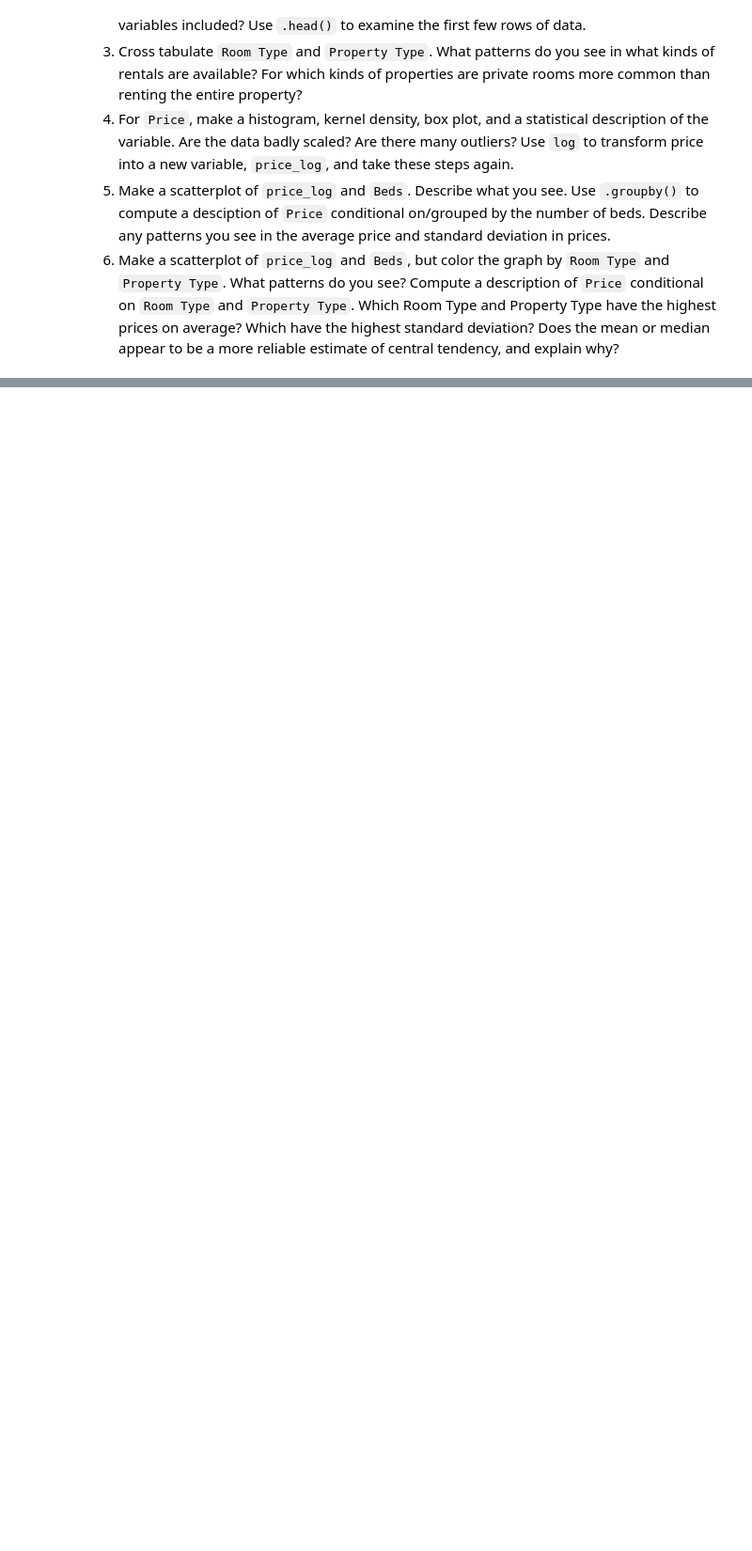
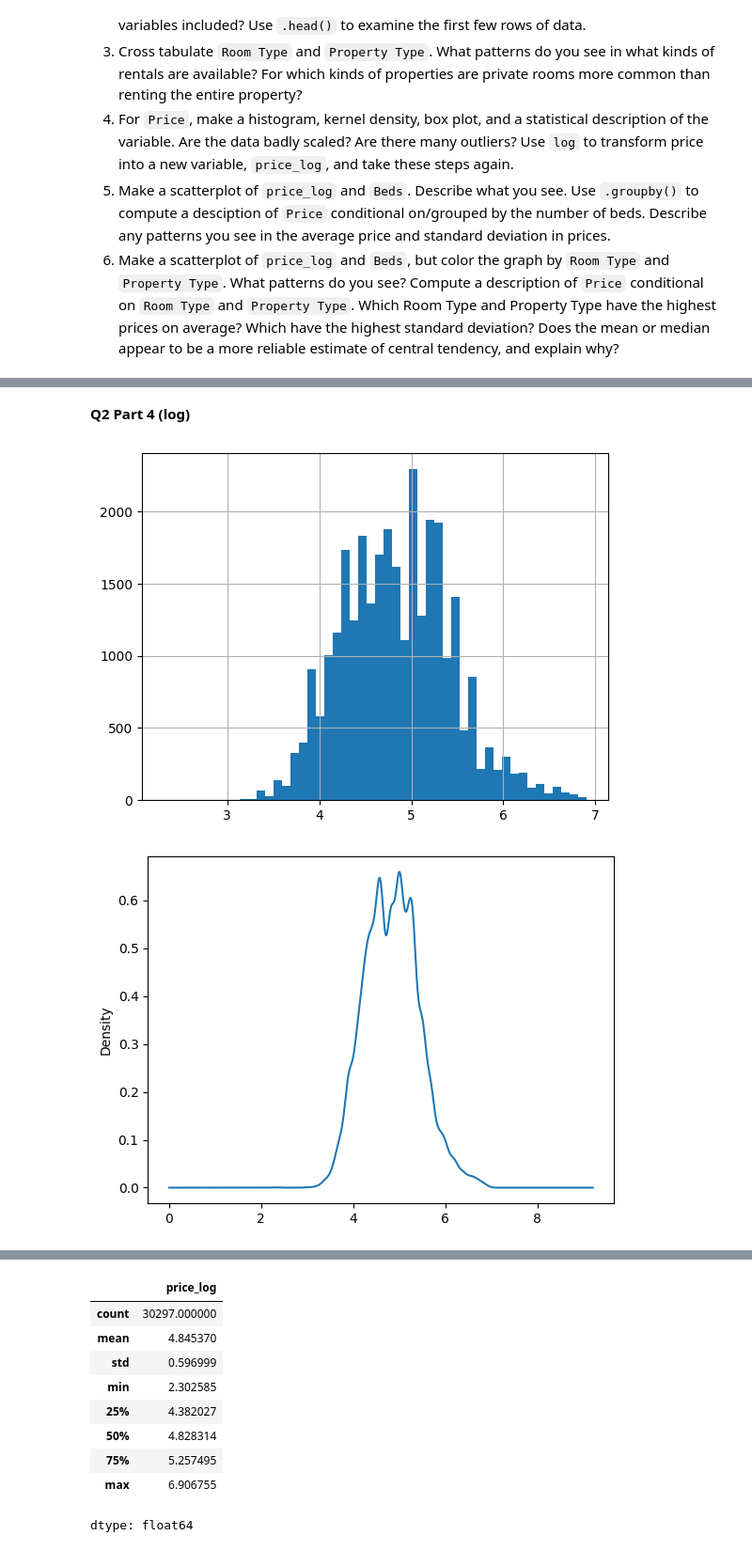
Before and after one commit to ap-vp/eda_assignment, a Jupyter notebook: assignment.ipynb, the cells around one changed output, grey strips where cells are left out. Shown at 94% size. Cells and saved outputs as stored; diff of their text form; code cells hidden in the pictures; blank space fills up the shorter version.

```diff
--- a/assignment.ipynb
+++ b/assignment.ipynb
@@ -42,0 +105,22 @@ FileNotFoundError: [Errno 2] No such file or directory: './airbnb_hw(1).csv'
+# %% [markdown]
+**Q2 Part 4 (log)**
+# %%
+airbnb['Price'] = pd.to_numeric(airbnb['Price'], errors='coerce') #airbnb was not an int value
+
+airbnb['price_log'] = np.log(airbnb['Price'])
+
+airbnb['price_log'].hist(bins=50) #histogram
+plt.show()
+
+airbnb['price_log'].plot.kde() #kernel density
+plt.show()
+
+airbnb['price_log'].plot.box() #boxplot
+plt.show()
+
+airbnb['price_log'].describe() #stat description of data
+
+#the data still has high outliers. but it is a lot more normal than the original data
+# %% [output]
+[figure, added]
+[figure, added]
@@ -42,0 +128,10 @@ FileNotFoundError: [Errno 2] No such file or directory: './airbnb_hw(1).csv'
+|  | price_log |
+| count | 30297.000000 |
+| mean | 4.845370 |
+| std | 0.596999 |
+| min | 2.302585 |
+| 25% | 4.382027 |
+| 50% | 4.828314 |
+| 75% | 5.257495 |
+| max | 6.906755 |
+dtype: float64
```
Also changed, not shown: parts of 11 cells of this notebook.
